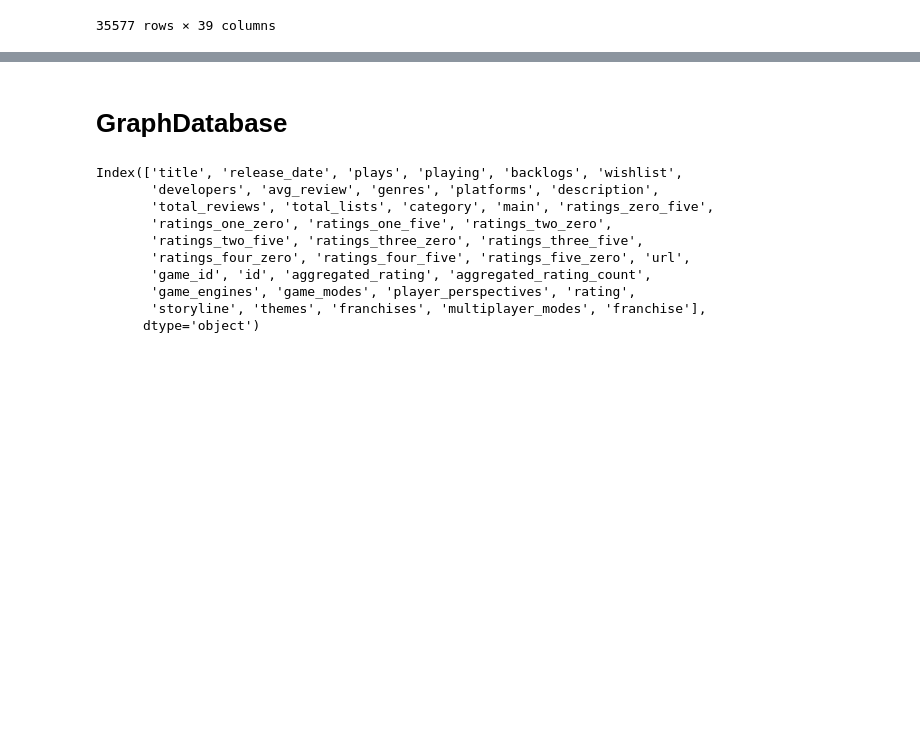
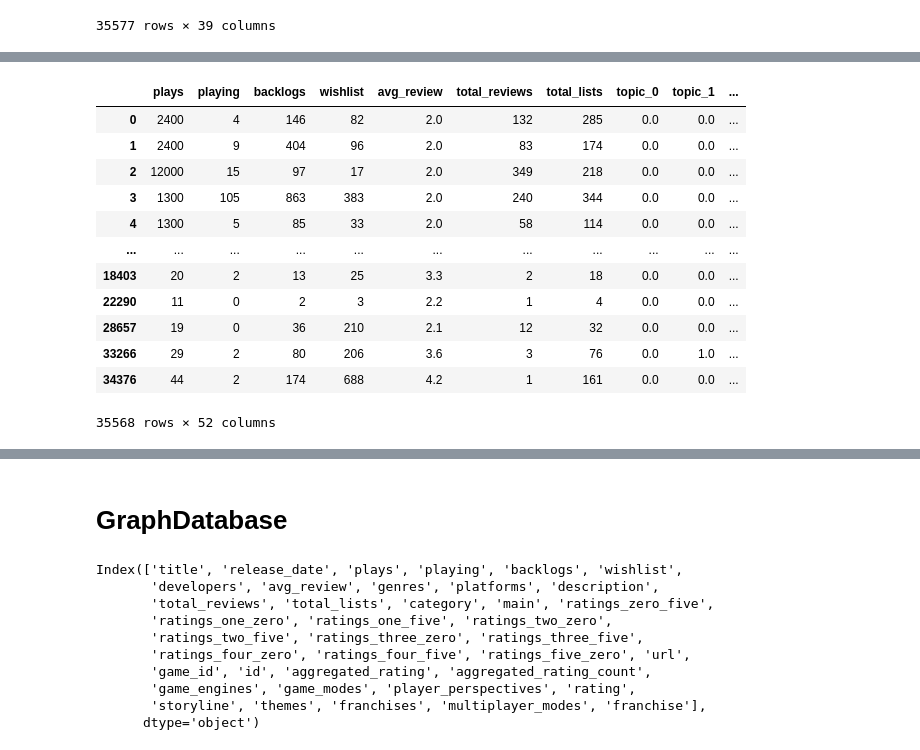
Before and after one commit to Ant-mel/legendary_game_recs, a Jupyter notebook: notebook/2024_test.ipynb, the cells around one changed output, grey strips where cells are left out. Cells and saved outputs as stored; diff of their text form; code cells hidden in the pictures; blank space fills up the shorter version.

```diff
--- a/notebook/2024_test.ipynb
+++ b/notebook/2024_test.ipynb
@@ -488,2 +506,2 @@ all_games_processed = pd.concat([released_games, upcoming_games])
 # %%
-model_data = all_games_processed[cols_to_keep].copy()
+model_data = clean_all_games[cols_to_keep].copy()
@@ -489,0 +658,11 @@ model_data = all_games_processed[cols_to_keep].copy()
+# %%
+# NLP SECTION
+
+model_data['description'] = model_data['description'].astype(str)
+model_data['clean_text'] = model_data['description'].apply(preprocess_text)
+
+
+topics_nlp_df = create_nlp_topics_and_append(model_data, column_to_clean='clean_text', origin_column='description', lda_components=27)
+topics_nlp_df.columns
+
+topics_nlp_df.rename(columns=cols_rename_dict, inplace=True)
@@ -490,4 +677,25 @@ model_data = all_games_processed[cols_to_keep].copy()
+# %%
+def multilable_encoding_fix2(data, column, len_of_feat=11):
+    """
+    This ohe encodes categories that are stored in lists
+    """
+    # Initilizing encoder and transforming the data
+    mlb_genre = MultiLabelBinarizer()
+    transformed_genre = mlb_genre.fit_transform(data[column])
+
+    # Labeling newly created features
+    genre_ohe_colums = pd.DataFrame(transformed_genre, columns=mlb_genre.classes_)
+    # Concatinating the data
+
+    droped_columns = data.drop(column, axis=1).copy()
+
+    list_of_feats = pd.DataFrame(genre_ohe_colums.sum().sort_values(ascending=False)[:len_of_feat]).index.to_list()
+
+    scaled_data = pd.concat((droped_columns, genre_ohe_colums[list_of_feats]), axis=1)
+
+    scaled_data.rename(columns={'':f'NaN_{column}',}, inplace=True)
+
+    return scaled_data
 # %%
-genres_encoded = multilable_encoding(model_data, 'genres')
-perspectives_and_genres_encoded = multilable_encoding(genres_encoded, 'player_perspectives')
-all_categoricals_encoded = multilable_encoding(perspectives_and_genres_encoded, 'game_modes')
+genres_encoded = multilable_encoding_fix2(topics_nlp_df, 'genres', len_of_feat=10)
+perspectives_and_genres_encoded = multilable_encoding_fix2(genres_encoded, 'player_perspectives')
@@ -508,0 +724,16 @@ scaled_and_encoded_data.columns, scaled_and_encoded_data.shape
+# %%
+perspectives_and_genres_encoded
+# %% [output]
+|  | plays | playing | backlogs | wishlist | avg_review | total_reviews | total_lists | topic_0 | topic_1 | ... |
+| 0 | 2400 | 4 | 146 | 82 | 2.0 | 132 | 285 | 0.0 | 0.0 | ... |
+| 1 | 2400 | 9 | 404 | 96 | 2.0 | 83 | 174 | 0.0 | 0.0 | ... |
+| 2 | 12000 | 15 | 97 | 17 | 2.0 | 349 | 218 | 0.0 | 0.0 | ... |
+| 3 | 1300 | 105 | 863 | 383 | 2.0 | 240 | 344 | 0.0 | 0.0 | ... |
+| 4 | 1300 | 5 | 85 | 33 | 2.0 | 58 | 114 | 0.0 | 0.0 | ... |
+| ... | ... | ... | ... | ... | ... | ... | ... | ... | ... | ... |
+| 18403 | 20 | 2 | 13 | 25 | 3.3 | 2 | 18 | 0.0 | 0.0 | ... |
+| 22290 | 11 | 0 | 2 | 3 | 2.2 | 1 | 4 | 0.0 | 0.0 | ... |
+| 28657 | 19 | 0 | 36 | 210 | 2.1 | 12 | 32 | 0.0 | 0.0 | ... |
+| 33266 | 29 | 2 | 80 | 206 | 3.6 | 3 | 76 | 0.0 | 1.0 | ... |
+| 34376 | 44 | 2 | 174 | 688 | 4.2 | 1 | 161 | 0.0 | 0.0 | ... |
+35568 rows × 52 columns
```
Also changed, not shown: parts of 29 cells of this notebook, 6 other files.
